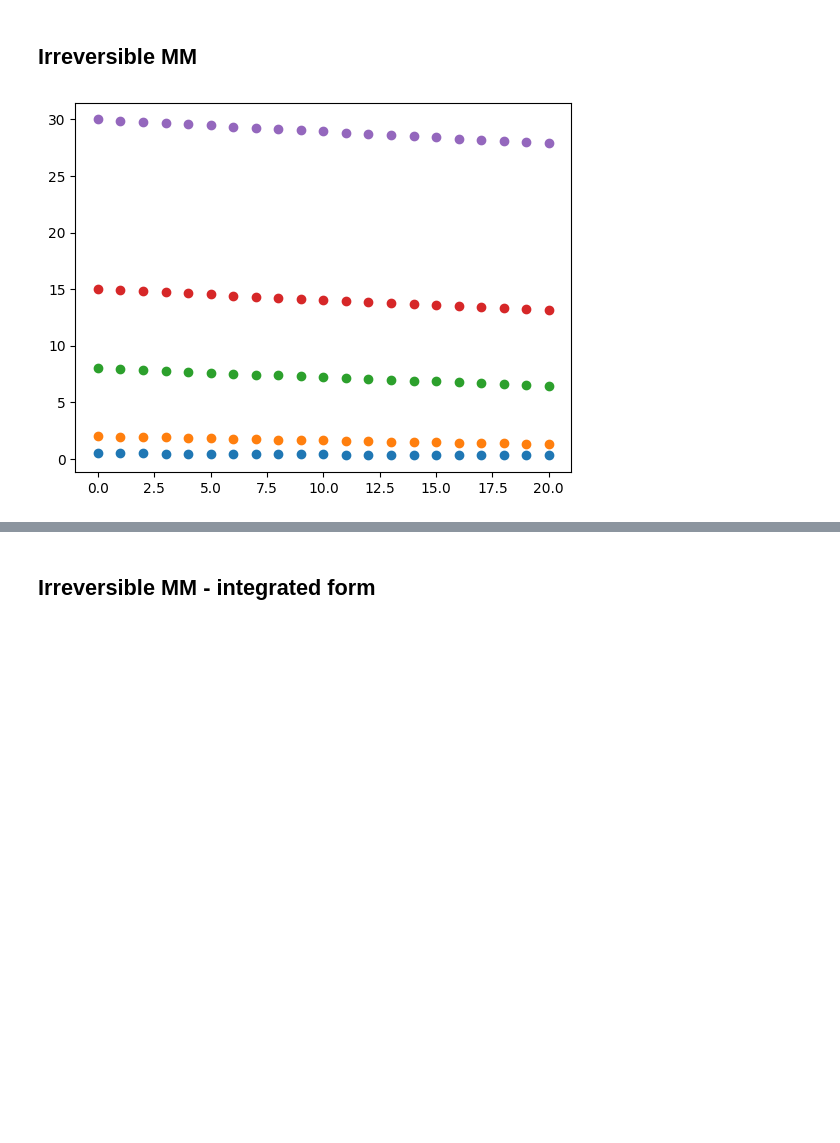
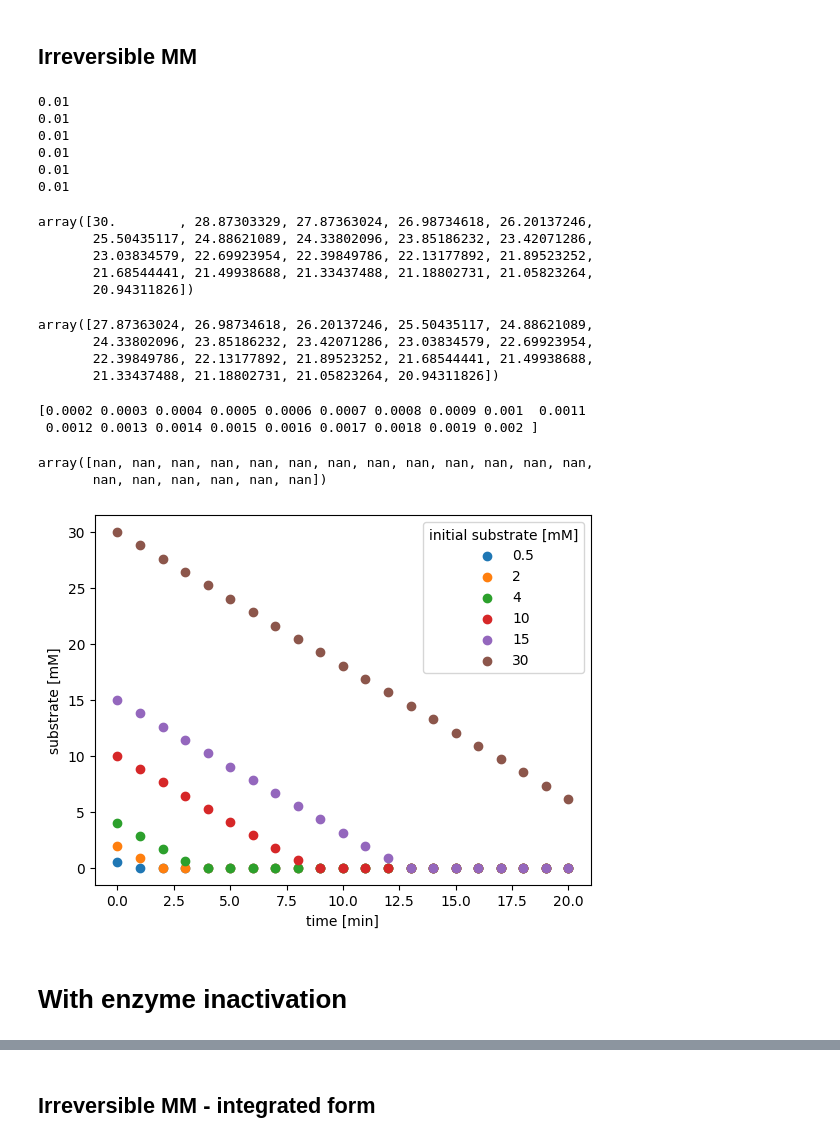
Before and after one commit to FAIRChemistry/EnzymePynetics, a Jupyter notebook: test_data.ipynb, the cells around one changed output, grey strips where cells are left out. Drawn from its saved outputs; the diff is of its cells as text; code cells hidden in the pictures; blank space fills up the shorter version.

```diff
--- a/test_data.ipynb
+++ b/test_data.ipynb
@@ -16,10 +17,11 @@ from EnzymePynetics.core.series import Series
 ## Irreversible MM
 # %%
 # Parameters of test reaction system
-KM = 4
-KCAT = 12
+KM = 0.1
+KCAT = 120
+k_inact = 0.12
 
-init_sub = [0.5, 2, 8, 15, 30]
+init_sub = [0.5, 2, 4, 10, 15, 30]
 enzyme = 0.01
 # %%
 # Parameters for data generation
@@ -55,12 +60,53 @@ time = np.arange(21)
 substrate = np.empty((len(init_sub), len(time)))
 for i, conc in enumerate(init_sub):
     substrate[i] = g(t=time, w0=(conc, enzyme, 0, 0), params=params).T[0]
+    print(enzyme)
+# %% [output]
+0.01
+0.01
+0.01
+0.01
+0.01
+0.01
+# %%
+substrate[5]
+# %% [output]
+array([30.        , 28.87303329, 27.87363024, 26.98734618, 26.20137246,
+       25.50435117, 24.88621089, 24.33802096, 23.85186232, 23.42071286,
+       23.03834579, 22.69923954, 22.39849786, 22.13177892, 21.89523252,
+       21.68544441, 21.49938688, 21.33437488, 21.18802731, 21.05823264,
+       20.94311826])
+# %%
+substrate[5,2:]
+# %% [output]
+array([27.87363024, 26.98734618, 26.20137246, 25.50435117, 24.88621089,
+       24.33802096, 23.85186232, 23.42071286, 23.03834579, 22.69923954,
+       22.39849786, 22.13177892, 21.89523252, 21.68544441, 21.49938688,
+       21.33437488, 21.18802731, 21.05823264, 20.94311826])
+# %%
+def model(cS, cS0):
+    n1 = KM * np.log(cS/cS0) / KCAT * enzyme
+    n2 = cS0 / KCAT * enzyme
+    n3 = cS / KCAT * enzyme
+    print(-n1 + n2 - n3)
+    return -k_inact * np.log(-(-n1 + n2 - n3)/(2))
+
+model(substrate[5,2:], np.array(init_sub[5]))
+# %% [output]
+[0.0002 0.0003 0.0004 0.0005 0.0006 0.0007 0.0008 0.0009 0.001  0.0011
+ 0.0012 0.0013 0.0014 0.0015 0.0016 0.0017 0.0018 0.0019 0.002 ]
+array([nan, nan, nan, nan, nan, nan, nan, nan, nan, nan, nan, nan, nan,
+       nan, nan, nan, nan, nan, nan])
 # %%
-for conc in substrate:
-    plt.scatter(time, conc)
+for conc, init_s in zip(substrate, init_sub):
+    plt.scatter(time, conc, label=f"{init_s}")
+
+plt.legend(title="initial substrate [mM]")
+plt.ylabel("substrate [mM]")
+plt.xlabel("time [min]")
 plt.show()
 # %% [output]
-[figure, old version]
+[figure, new version]
 # %%
 # Write data to json
 measurements=[]
@@ -89 +135,3 @@ with open("irrev_MM.json", "w") as f:
     f.write(enzyme_kinetics.json())
+# %% [markdown]
+# With enzyme inactivation
```
Also changed, not shown: parts of 23 cells of this notebook, 9 other files.
